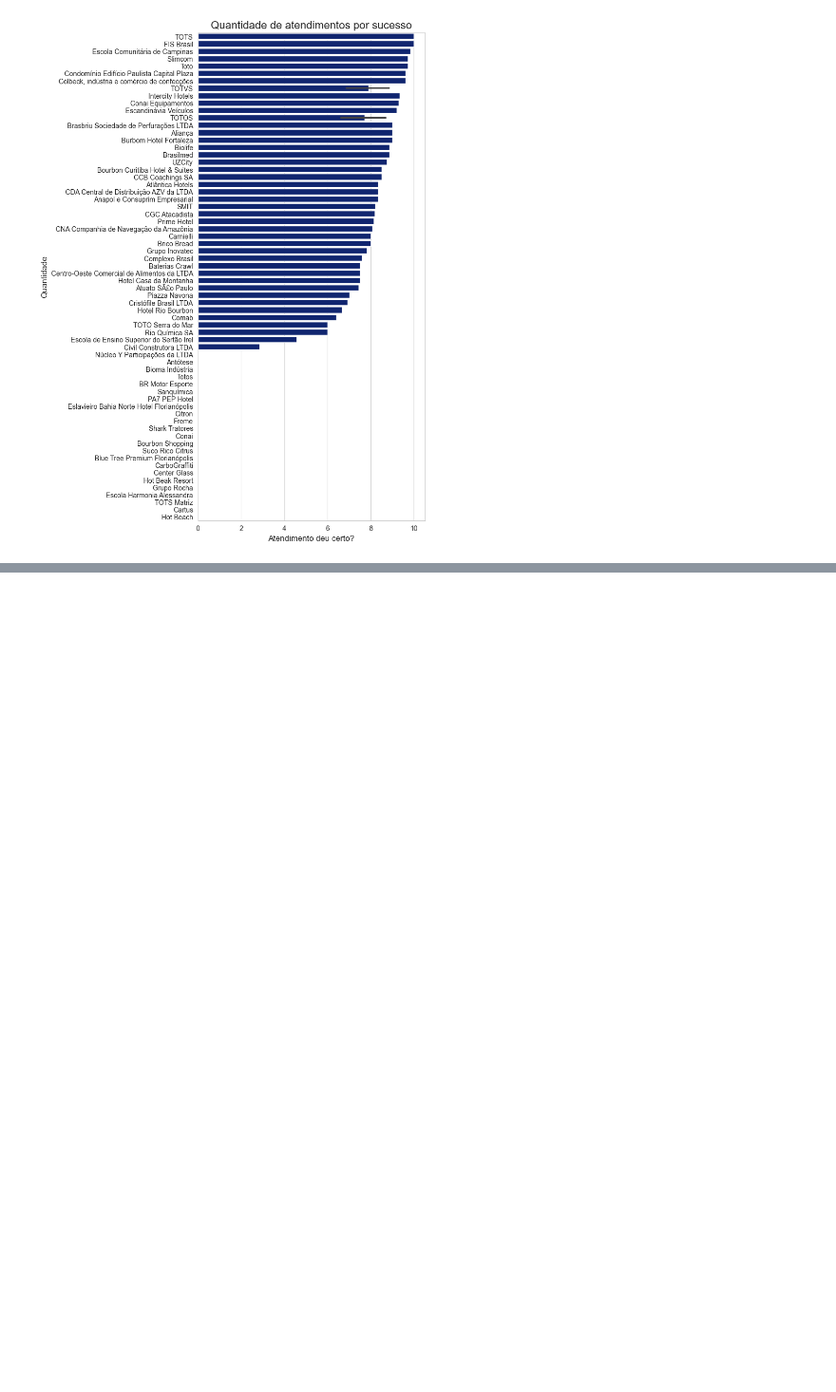
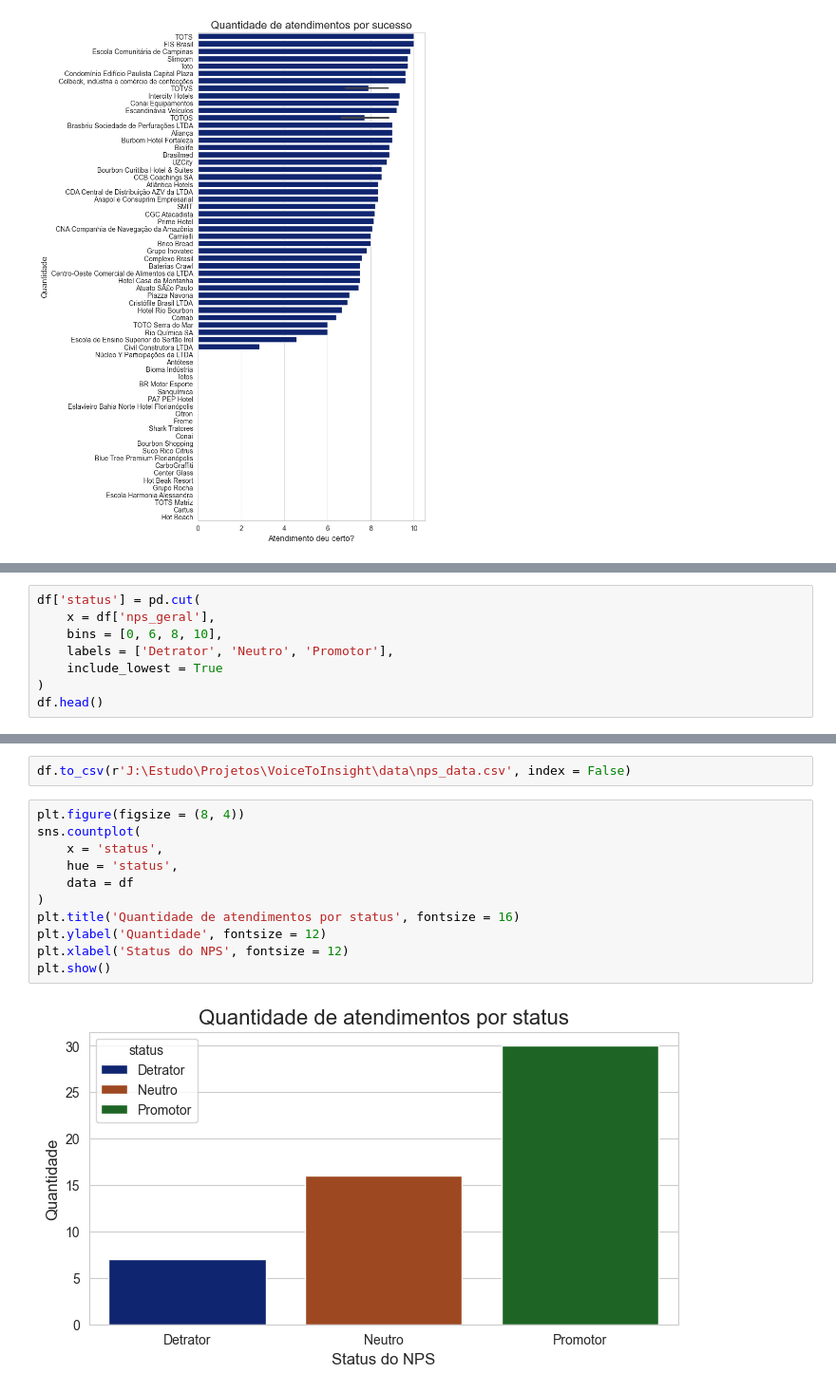
Before and after one commit to Gbrlmoraes/VoiceToInsight, a Jupyter notebook: notebooks/exploratory_data_analysis.ipynb, the cells around one changed output, grey strips where cells are left out. Shown at 95% size. Drawn from its saved outputs; the diff is of its cells as text; blank space fills up the shorter version.

```diff
--- a/notebooks/exploratory_data_analysis.ipynb
+++ b/notebooks/exploratory_data_analysis.ipynb
@@ -165,0 +167,8 @@ plt.show()
+# %%
+df['status'] = pd.cut(
+    x = df['nps_geral'],
+    bins = [0, 6, 8, 10],
+    labels = ['Detrator', 'Neutro', 'Promotor'],
+    include_lowest = True
+)
+df.head()
@@ -165,0 +182,15 @@ plt.show()
+# %%
+df.to_csv(r'J:\Estudo\Projetos\VoiceToInsight\data\nps_data.csv', index = False)
+# %%
+plt.figure(figsize = (8, 4))
+sns.countplot(
+    x = 'status',
+    hue = 'status',
+    data = df
+)
+plt.title('Quantidade de atendimentos por status', fontsize = 16)
+plt.ylabel('Quantidade', fontsize = 12)
+plt.xlabel('Status do NPS', fontsize = 12)
+plt.show()
+# %% [output]
+[figure, added]
```
Also changed, not shown: parts of 5 cells of this notebook, 1 other file.
